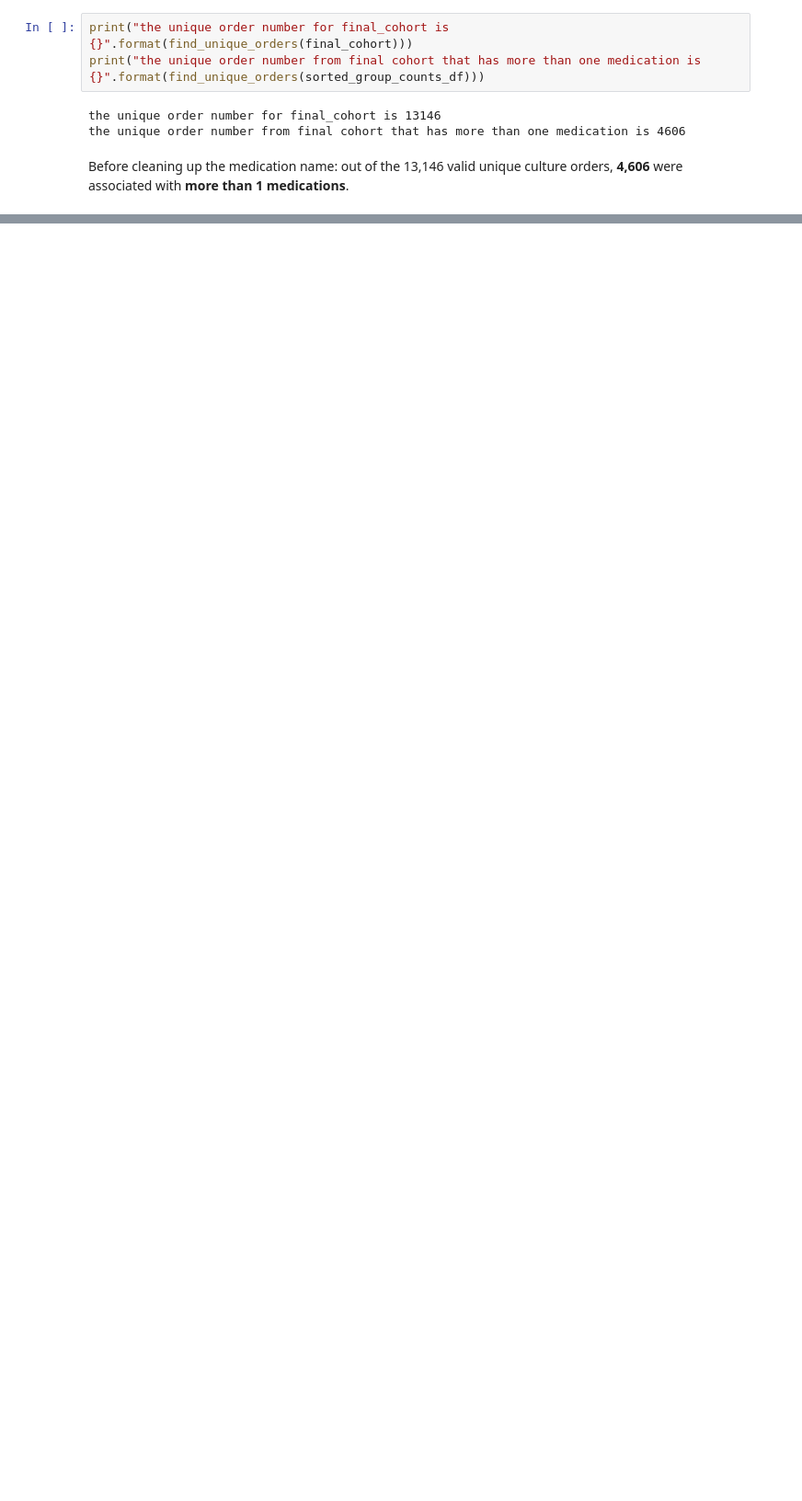
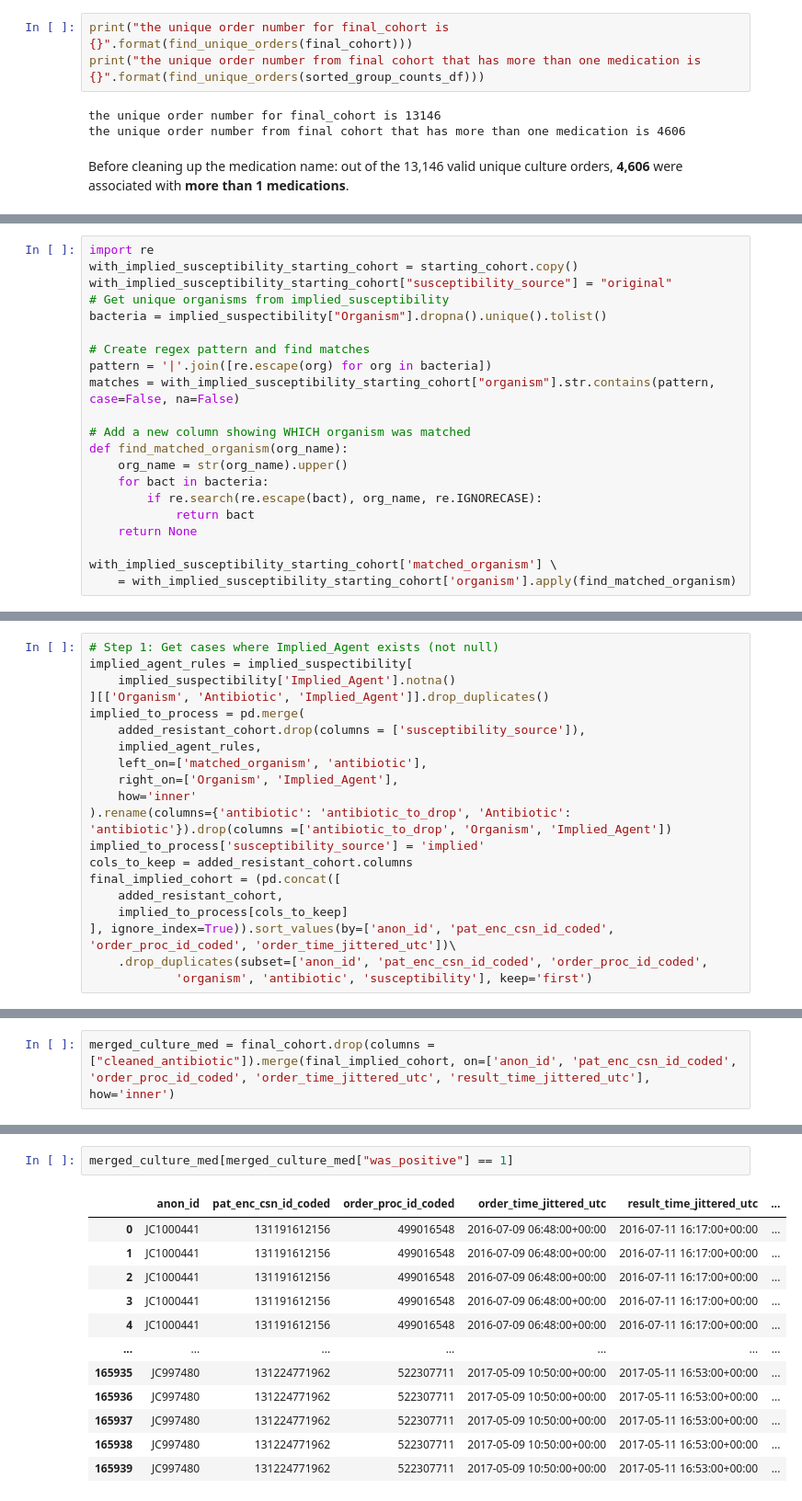
Before and after one commit to HealthRex/CDSS, a Jupyter notebook: scripts/antibiotic-susceptibility/sql/queries/aim_4/AIM4/Notebook/Adult_ED_Cohort_no_allergy_present.ipynb, the cells around one changed output, grey strips where cells are left out. Shown at 92% size. Cells and saved outputs as stored; diff of their text form; blank space fills up the shorter version.

Commit message:
finish analysis for adults & peds ed cohort

```diff
--- a/scripts/antibiotic-susceptibility/sql/queries/aim_4/AIM4/Notebook/Adult_ED_Cohort_no_allergy_present.ipynb
+++ b/scripts/antibiotic-susceptibility/sql/queries/aim_4/AIM4/Notebook/Adult_ED_Cohort_no_allergy_present.ipynb
@@ -1184,0 +1371,21 @@ display(Image(filename=path_png))
+# %%
+import re
+with_implied_susceptibility_starting_cohort = starting_cohort.copy()
+with_implied_susceptibility_starting_cohort["susceptibility_source"] = "original"
+# Get unique organisms from implied_susceptibility
+bacteria = implied_suspectibility["Organism"].dropna().unique().tolist()
+
+# Create regex pattern and find matches
+pattern = '|'.join([re.escape(org) for org in bacteria])
+matches = with_implied_susceptibility_starting_cohort["organism"].str.contains(pattern, case=False, na=False)
+
+# Add a new column showing WHICH organism was matched
+def find_matched_organism(org_name):
+    org_name = str(org_name).upper()
+    for bact in bacteria:
+        if re.search(re.escape(bact), org_name, re.IGNORECASE):
+            return bact
+    return None
+
+with_implied_susceptibility_starting_cohort['matched_organism'] \
+    = with_implied_susceptibility_starting_cohort['organism'].apply(find_matched_organism)
@@ -1184,0 +1429,20 @@ display(Image(filename=path_png))
+# %%
+# Step 1: Get cases where Implied_Agent exists (not null)
+implied_agent_rules = implied_suspectibility[
+    implied_suspectibility['Implied_Agent'].notna()
+][['Organism', 'Antibiotic', 'Implied_Agent']].drop_duplicates()
+implied_to_process = pd.merge(
+    added_resistant_cohort.drop(columns = ['susceptibility_source']),
+    implied_agent_rules,
+    left_on=['matched_organism', 'antibiotic'],
+    right_on=['Organism', 'Implied_Agent'],
+    how='inner'
+).rename(columns={'antibiotic': 'antibiotic_to_drop', 'Antibiotic': 'antibiotic'}).drop(columns =['antibiotic_to_drop', 'Organism', 'Implied_Agent'])
+implied_to_process['susceptibility_source'] = 'implied'
+cols_to_keep = added_resistant_cohort.columns
+final_implied_cohort = (pd.concat([
+    added_resistant_cohort,
+    implied_to_process[cols_to_keep]
+], ignore_index=True)).sort_values(by=['anon_id', 'pat_enc_csn_id_coded', 'order_proc_id_coded', 'order_time_jittered_utc'])\
+    .drop_duplicates(subset=['anon_id', 'pat_enc_csn_id_coded', 'order_proc_id_coded',
+            'organism', 'antibiotic', 'susceptibility'], keep='first')
@@ -1184,0 +1451,2 @@ display(Image(filename=path_png))
+# %%
+merged_culture_med = final_cohort.drop(columns = ["cleaned_antibiotic"]).merge(final_implied_cohort, on=['anon_id', 'pat_enc_csn_id_coded', 'order_proc_id_coded', 'order_time_jittered_utc', 'result_time_jittered_utc'], how='inner')
@@ -1184,0 +1499,15 @@ display(Image(filename=path_png))
+# %%
+merged_culture_med[merged_culture_med["was_positive"] == 1]
+# %% [output]
+|  | anon_id | pat_enc_csn_id_coded | order_proc_id_coded | order_time_jittered_utc | result_time_jittered_utc | ... |
+| 0 | JC1000441 | 131191612156 | 499016548 | 2016-07-09 06:48:00+00:00 | 2016-07-11 16:17:00+00:00 | ... |
+| 1 | JC1000441 | 131191612156 | 499016548 | 2016-07-09 06:48:00+00:00 | 2016-07-11 16:17:00+00:00 | ... |
+| 2 | JC1000441 | 131191612156 | 499016548 | 2016-07-09 06:48:00+00:00 | 2016-07-11 16:17:00+00:00 | ... |
+| 3 | JC1000441 | 131191612156 | 499016548 | 2016-07-09 06:48:00+00:00 | 2016-07-11 16:17:00+00:00 | ... |
+| 4 | JC1000441 | 131191612156 | 499016548 | 2016-07-09 06:48:00+00:00 | 2016-07-11 16:17:00+00:00 | ... |
+| ... | ... | ... | ... | ... | ... | ... |
+| 165935 | JC997480 | 131224771962 | 522307711 | 2017-05-09 10:50:00+00:00 | 2017-05-11 16:53:00+00:00 | ... |
+| 165936 | JC997480 | 131224771962 | 522307711 | 2017-05-09 10:50:00+00:00 | 2017-05-11 16:53:00+00:00 | ... |
+| 165937 | JC997480 | 131224771962 | 522307711 | 2017-05-09 10:50:00+00:00 | 2017-05-11 16:53:00+00:00 | ... |
+| 165938 | JC997480 | 131224771962 | 522307711 | 2017-05-09 10:50:00+00:00 | 2017-05-11 16:53:00+00:00 | ... |
+| 165939 | JC997480 | 131224771962 | 522307711 | 2017-05-09 10:50:00+00:00 | 2017-05-11 16:53:00+00:00 | ... |
```
Also changed, not shown: parts of 49 cells of this notebook, 38 other files.
